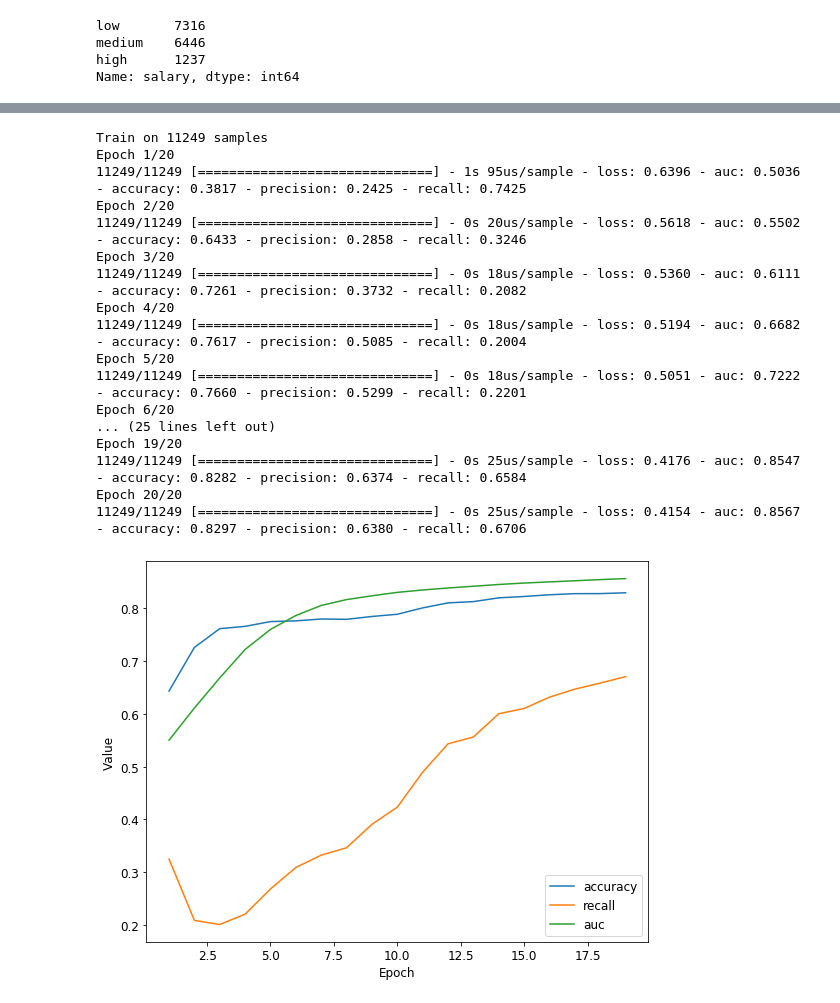
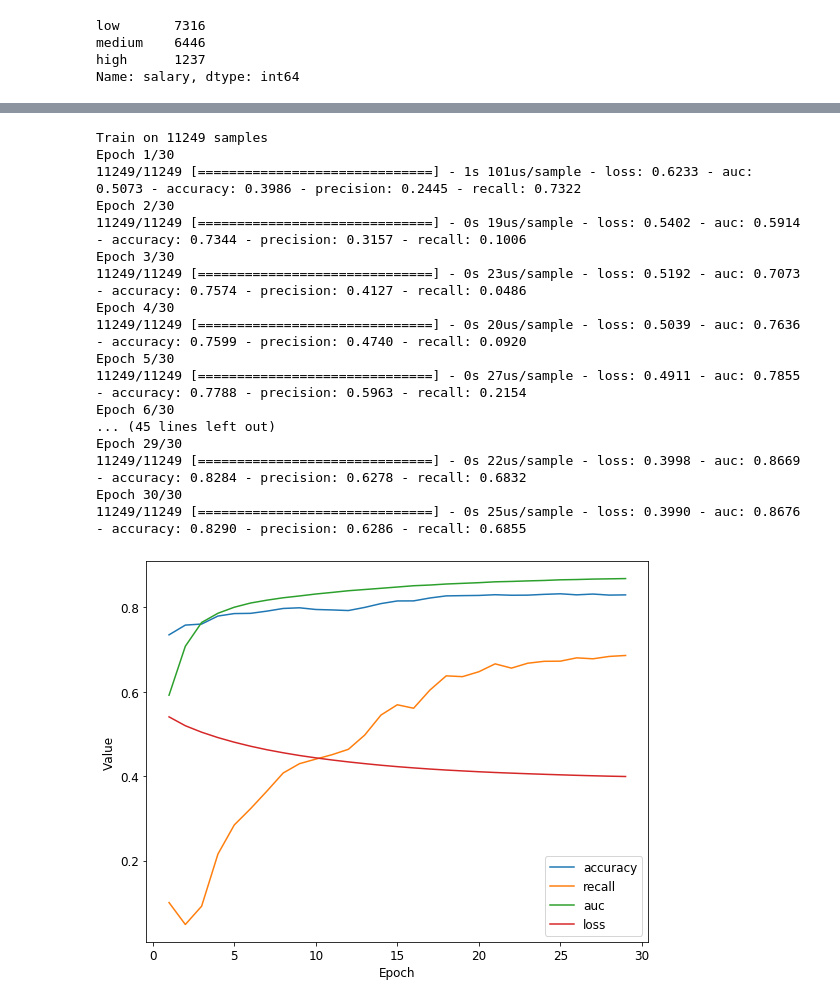
Before and after one commit to hayalaso/ML_playground, a Jupyter notebook: HR_Analytics/hr_analytics_classifier.ipynb, the cells around one changed output, grey strips where cells are left out. Drawn from its saved outputs; the diff is of its cells as text; code cells hidden in the pictures.

```diff
--- a/HR_Analytics/hr_analytics_classifier.ipynb
+++ b/HR_Analytics/hr_analytics_classifier.ipynb
@@ -248,7 +262,7 @@ feature_columns.append(avgMonthHours)
 #Create categorical features
 
 dept_list = ['sale','technical','support','IT','product_mng','marketing','RandD','accounting','hr','management']
-department = feature_column.categorical_column_with_vocabulary_list('Department',dept_list)
+department = feature_column.categorical_column_with_vocabulary_list('Department',df.Department.unique())
 #department_one_hot = feature_column.indicator_column(department)
 department_emb = feature_column.embedding_column(department, dimension=10)
 feature_columns.append(department_emb)
@@ -315,7 +329,7 @@ train_df = df.iloc[:11249,:]
 test_df = df.iloc[11250:,:]
 # %%
 learning_rate = 0.001
-epochs = 20
+epochs = 30
 batch_size = 100
 label_name = "left"
 classification_threshold = 0.35
@@ -343,29 +357,29 @@ epochs, hist = train_model(my_model, train_df, epochs,
                            label_name, batch_size)
 # %% [output]
 Train on 11249 samples
-Epoch 1/20
-11249/11249 [==============================] - 1s 95us/sample - loss: 0.6396 - auc: 0.5036 - accuracy: 0.3817 - precision: 0.2425 - recall: 0.7425
-Epoch 2/20
-11249/11249 [==============================] - 0s 20us/sample - loss: 0.5618 - auc: 0.5502 - accuracy: 0.6433 - precision: 0.2858 - recall: 0.3246
-Epoch 3/20
-11249/11249 [==============================] - 0s 18us/sample - loss: 0.5360 - auc: 0.6111 - accuracy: 0.7261 - precision: 0.3732 - recall: 0.2082
-Epoch 4/20
-11249/11249 [==============================] - 0s 18us/sample - loss: 0.5194 - auc: 0.6682 - accuracy: 0.7617 - precision: 0.5085 - recall: 0.2004
-Epoch 5/20
-11249/11249 [==============================] - 0s 18us/sample - loss: 0.5051 - auc: 0.7222 - accuracy: 0.7660 - precision: 0.5299 - recall: 0.2201
-Epoch 6/20
-... (25 lines left out)
-Epoch 19/20
-11249/11249 [==============================] - 0s 25us/sample - loss: 0.4176 - auc: 0.8547 - accuracy: 0.8282 - precision: 0.6374 - recall: 0.6584
-Epoch 20/20
-11249/11249 [==============================] - 0s 25us/sample - loss: 0.4154 - auc: 0.8567 - accuracy: 0.8297 - precision: 0.6380 - recall: 0.6706
+Epoch 1/30
+11249/11249 [==============================] - 1s 101us/sample - loss: 0.6233 - auc: 0.5073 - accuracy: 0.3986 - precision: 0.2445 - recall: 0.7322
+Epoch 2/30
+11249/11249 [==============================] - 0s 19us/sample - loss: 0.5402 - auc: 0.5914 - accuracy: 0.7344 - precision: 0.3157 - recall: 0.1006
+Epoch 3/30
+11249/11249 [==============================] - 0s 23us/sample - loss: 0.5192 - auc: 0.7073 - accuracy: 0.7574 - precision: 0.4127 - recall: 0.0486
+Epoch 4/30
+11249/11249 [==============================] - 0s 20us/sample - loss: 0.5039 - auc: 0.7636 - accuracy: 0.7599 - precision: 0.4740 - recall: 0.0920
+Epoch 5/30
+11249/11249 [==============================] - 0s 27us/sample - loss: 0.4911 - auc: 0.7855 - accuracy: 0.7788 - precision: 0.5963 - recall: 0.2154
+Epoch 6/30
+... (45 lines left out)
+Epoch 29/30
+11249/11249 [==============================] - 0s 22us/sample - loss: 0.3998 - auc: 0.8669 - accuracy: 0.8284 - precision: 0.6278 - recall: 0.6832
+Epoch 30/30
+11249/11249 [==============================] - 0s 25us/sample - loss: 0.3990 - auc: 0.8676 - accuracy: 0.8290 - precision: 0.6286 - recall: 0.6855
 # %%
 # Plot a graph of the metric(s) vs. epochs.
-list_of_metrics_to_plot = ['accuracy','recall','auc']
+list_of_metrics_to_plot = ['accuracy','recall','auc','loss']
 
 plot_curve(epochs, hist, list_of_metrics_to_plot)
 # %% [output]
-[figure, old version]
+[figure, new version]
 # %%
 features = {name:np.array(value) for name, value in test_df.items()}
 label = np.array(features.pop(label_name))
```
Also changed, not shown: parts of 6 cells of this notebook.
